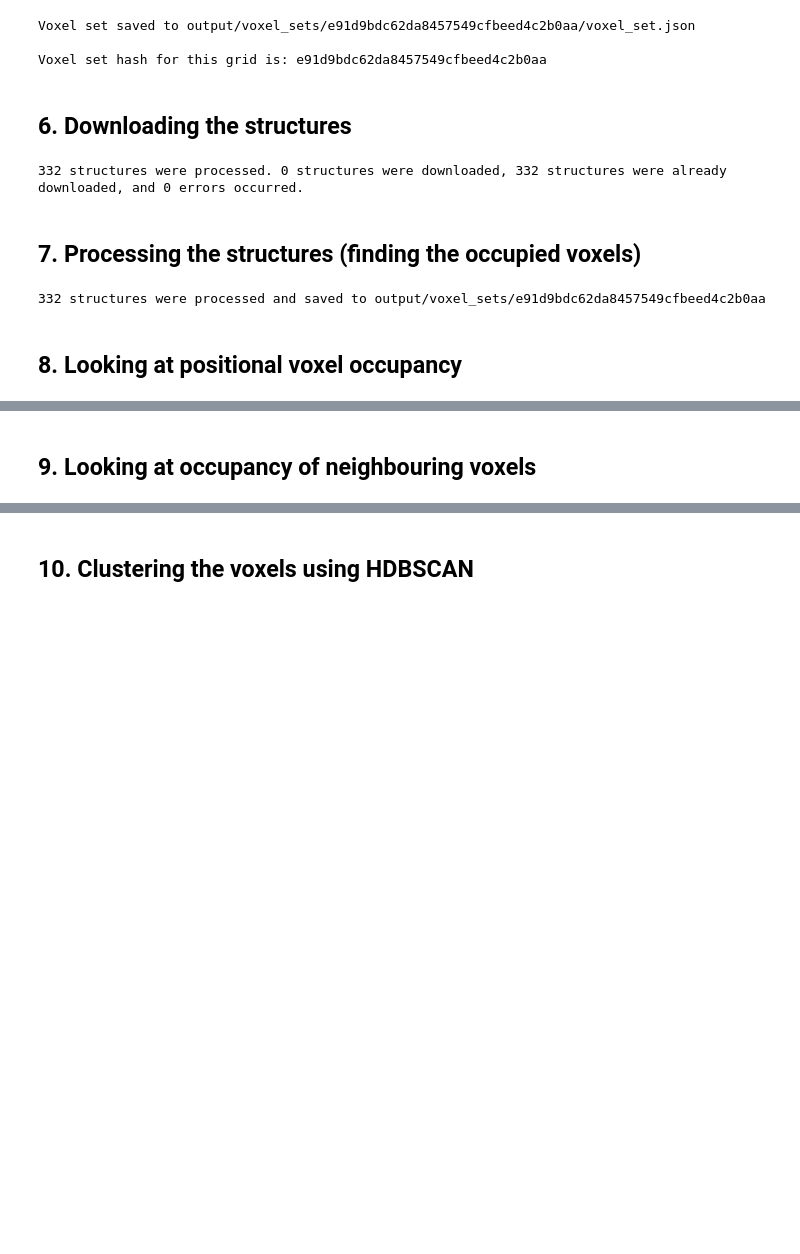
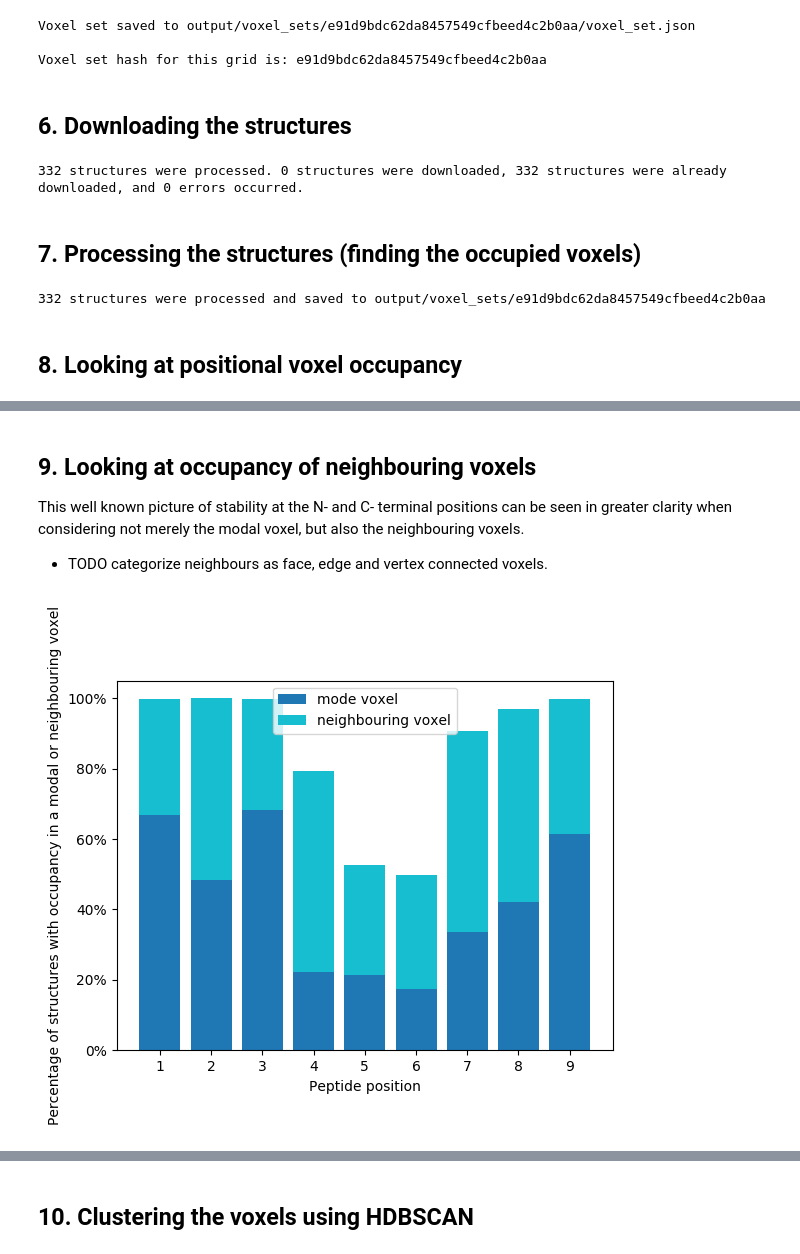
Before and after one commit to histofyi/voxels, a Jupyter notebook: Voxel generation and analysis.ipynb, the cells around one changed output, grey strips where cells are left out. Drawn from its saved outputs; the diff is of its cells as text; code cells hidden in the pictures; blank space fills up the shorter version.

```diff
--- a/Voxel generation and analysis.ipynb
+++ b/Voxel generation and analysis.ipynb
@@ -333,2 +385,70 @@ print (f"{len(voxelized_structures)} structures were processed and saved to {vox
 # %% [markdown]
 ## 9. Looking at occupancy of neighbouring voxels
+
+This well known picture of stability at the N- and C- terminal positions can be seen in greater clarity when considering not merely the modal voxel, but also the neighbouring voxels.
+
+* TODO categorize neighbours as face, edge and vertex connected voxels.
+# %%
+position_mode_set = {}
+
+
+labels = []
+mode_percentages = []
+neighbour_percentages = []
+
+for position in position_voxel_collection:
+
+  neighbour_count = 0
+  labels.append(position)
+  mode_voxel_info = get_max_count(position_voxel_collection[position])
+  mode_voxel_name = mode_voxel_info['max_voxel_used']
+  mode_voxel_count = mode_voxel_info['count']
+
+  position_mode_set[position] = {
+      'modal_voxel': {
+          'voxel_name':mode_voxel_name,
+          'count':mode_voxel_count
+      },
+      'neighbour_voxels':[],
+      'stats':{}
+  }
+
+  mode_percentage = percentage(mode_voxel_count, structure_count)
+
+  mode_percentages.append(mode_percentage)
+
+  position_mode_set[position]['stats']['mode_percentage'] = mode_percentage
+
+  mode_and_neighbour_count = get_max_count(position_voxel_collection[position])['count']
+  for voxel in position_voxel_collection[position]:
+    if voxel != mode_voxel_name:
+      if neighbour_distance(voxel, mode_voxel_name) < 1.5:
+        neighbour_voxel = {
+            'voxel_name': voxel,
+            'count': position_voxel_collection[position][voxel]['count']
+        }
+        neighbour_count += position_voxel_collection[position][voxel]['count']
+      position_mode_set[position]['neighbour_voxels'].append(neighbour_voxel)
+  mode_and_neighbour_count += neighbour_count
+  mode_and_neighbour_percentage = percentage(mode_and_neighbour_count, structure_count )
+
+  neighbour_percentage = percentage(neighbour_count, structure_count)
+  neighbour_percentages.append(neighbour_percentage)
+  position_mode_set[position]['stats']['neighbour_percentage'] = neighbour_percentage
+  position_mode_set[position]['stats']['mode_and_neighbour_percentage'] = mode_and_neighbour_percentage
+
+
+plt.bar(labels, mode_percentages, color='tab:blue')
+plt.bar(labels, neighbour_percentages, bottom=mode_percentages, color='tab:cyan')
+plt.xlabel("Peptide position")
+plt.ylabel("Percentage of structures with occupancy in a modal or neighbouring voxel")
+plt.gca().yaxis.set_major_formatter(plt.FuncFormatter('{:.0f}%'.format))
+plt.xticks(labels)
+plt.legend(['mode voxel','neighbouring voxel'])
+plt.show()
+
+for position in position_mode_set:
+  print (f"\nPosition {position}")
+  print (position_mode_set[position]['stats'])
+# %% [output]
+[figure, added]
```
Also changed, not shown: parts of 11 cells of this notebook, 3 other files.
